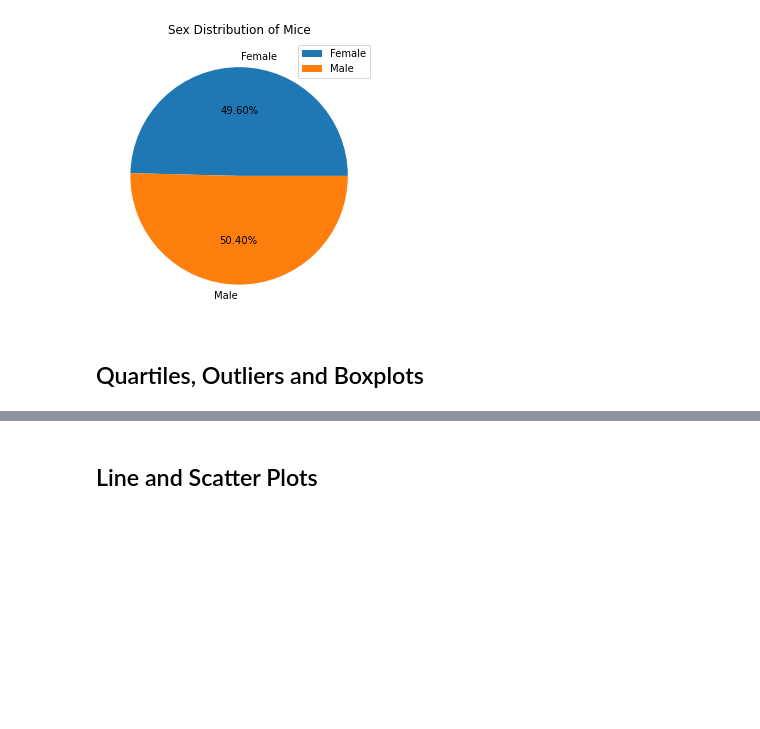
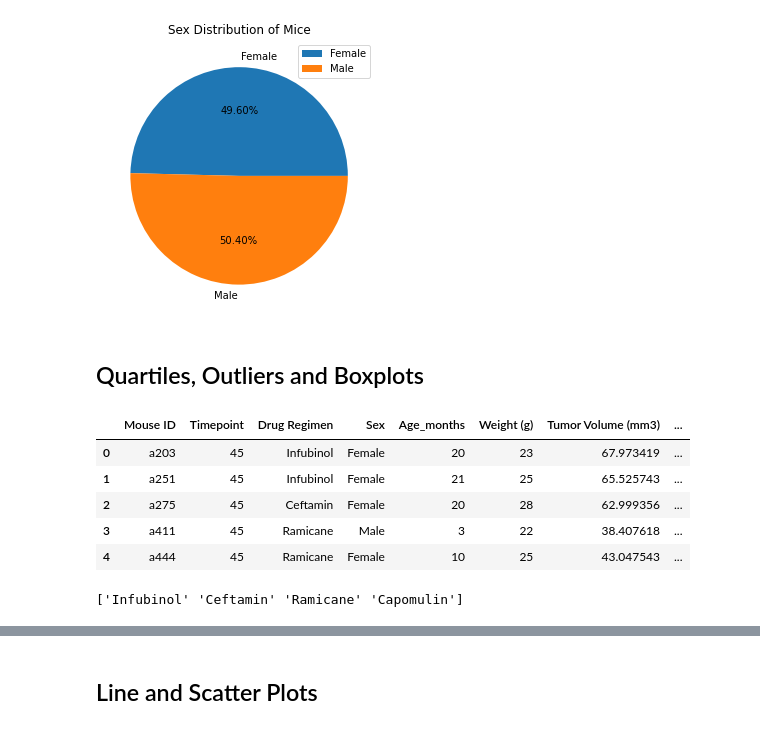
Before and after one commit to sunwoo-kim20/matplotlib-challenge, a Jupyter notebook: Pymaceuticals/pymaceuticals_starter.ipynb, the cells around one changed output, grey strips where cells are left out. Drawn from its saved outputs; the diff is of its cells as text; code cells hidden in the pictures; blank space fills up the shorter version.

```diff
--- a/Pymaceuticals/pymaceuticals_starter.ipynb
+++ b/Pymaceuticals/pymaceuticals_starter.ipynb
@@ -188,14 +188,31 @@ plt.show()
 # %%
 # Calculate the final tumor volume of each mouse across four of the treatment regimens:
 # Capomulin, Ramicane, Infubinol, and Ceftamin
 
+# Get subset of dataframe with only Capomulin, Ramicane, Infubinol, and Ceftamin
+top_four_df = clean_mouse_df.loc[(clean_mouse_df['Drug Regimen'] == 'Capomulin') |
+                                 (clean_mouse_df['Drug Regimen'] == 'Ramicane') |
+                                 (clean_mouse_df['Drug Regimen'] == 'Infubinol') |
+                                 (clean_mouse_df['Drug Regimen'] == 'Ceftamin'), :]
+top_four_df.head()
+
 # Start by getting the last (greatest) timepoint for each mouse
-
+last_timepoints = top_four_df.groupby('Mouse ID')['Timepoint'].max()
 
 # Merge this group df with the original dataframe to get the tumor volume at the last timepoint
+final_tumor_vol_df = pd.merge(last_timepoints, top_four_df, on = ['Mouse ID', 'Timepoint'])
+final_tumor_vol_df.head()
+# %% [output]
+|  | Mouse ID | Timepoint | Drug Regimen | Sex | Age_months | Weight (g) | Tumor Volume (mm3) | ... |
+| 0 | a203 | 45 | Infubinol | Female | 20 | 23 | 67.973419 | ... |
+| 1 | a251 | 45 | Infubinol | Female | 21 | 25 | 65.525743 | ... |
+| 2 | a275 | 45 | Ceftamin | Female | 20 | 28 | 62.999356 | ... |
+| 3 | a411 | 45 | Ramicane | Male | 3 | 22 | 38.407618 | ... |
+| 4 | a444 | 45 | Ramicane | Female | 10 | 25 | 43.047543 | ... |
 # %%
 # Put treatments into a list for for loop (and later for plot labels)
-
+treatments = final_tumor_vol_df['Drug Regimen'].unique()
+print(treatments)
 
 # Create empty list to fill with tumor vol data (for plotting)
 
@@ -210,5 +227,7 @@ plt.show()
 
 
     # Determine outliers using upper and lower bounds
+# %% [output]
+['Infubinol' 'Ceftamin' 'Ramicane' 'Capomulin']
 # %%
 # Generate a box plot of the final tumor volume of each mouse across four regimens of interest
```
Also changed, not shown: parts of 1 cell of this notebook.
